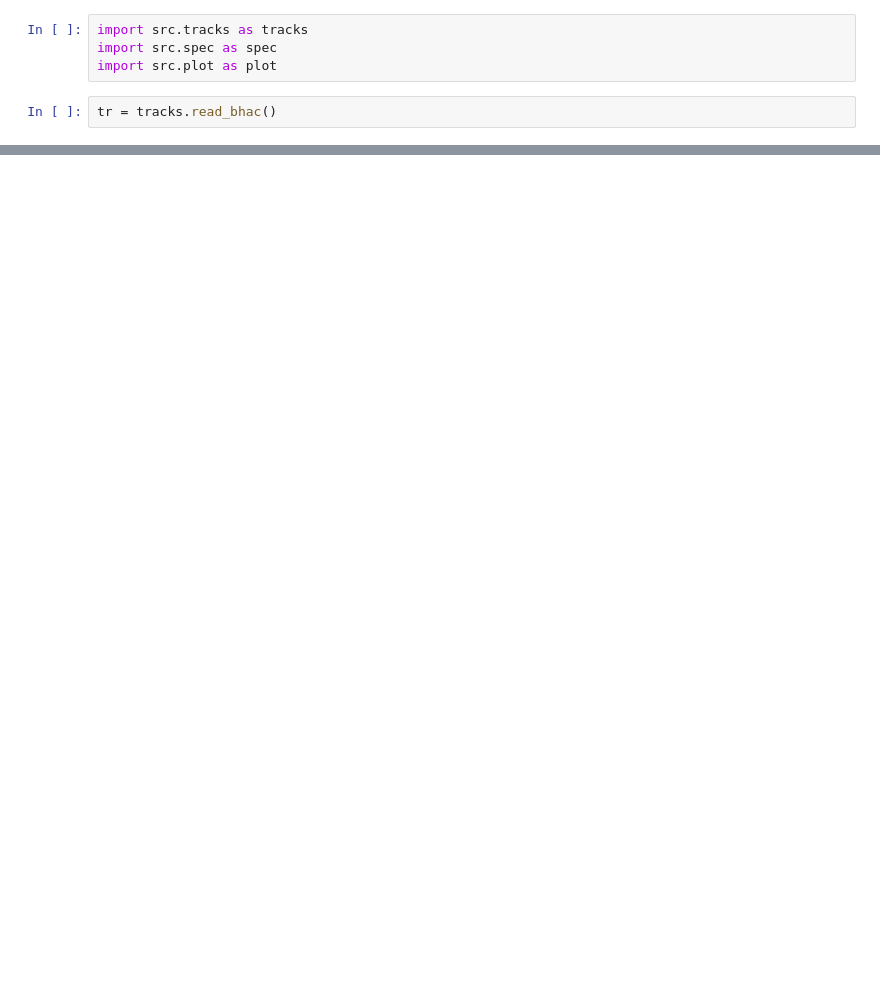
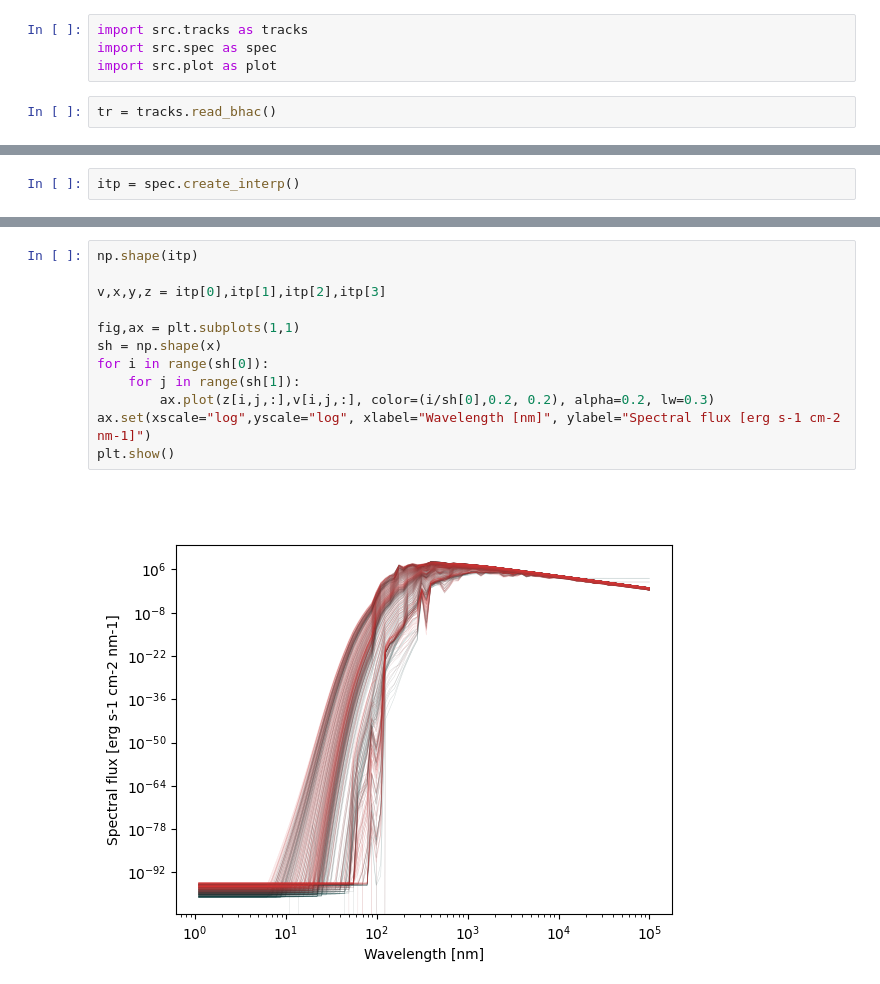
Before and after one commit to nichollsh/MITHRA, a Jupyter notebook: test.ipynb, the cells around one changed output, grey strips where cells are left out. Drawn from its saved outputs; the diff is of its cells as text; blank space fills up the shorter version.

Commit message:
Irregular interpolator

```diff
--- a/test.ipynb
+++ b/test.ipynb
@@ -20,0 +50,2 @@ Best track = 25 (1.00e+00)
+# %%
+itp = spec.create_interp()
@@ -20,0 +65,14 @@ Best track = 25 (1.00e+00)
+# %%
+np.shape(itp)
+
+v,x,y,z = itp[0],itp[1],itp[2],itp[3]
+
+fig,ax = plt.subplots(1,1)
+sh = np.shape(x)
+for i in range(sh[0]):
+    for j in range(sh[1]):
+        ax.plot(z[i,j,:],v[i,j,:], color=(i/sh[0],0.2, 0.2), alpha=0.2, lw=0.3)
+ax.set(xscale="log",yscale="log", xlabel="Wavelength [nm]", ylabel="Spectral flux [erg s-1 cm-2 nm-1]")
+plt.show()
+# %% [output]
+[figure, added]
```
Also changed, not shown: parts of 5 cells of this notebook, 3 other files.
